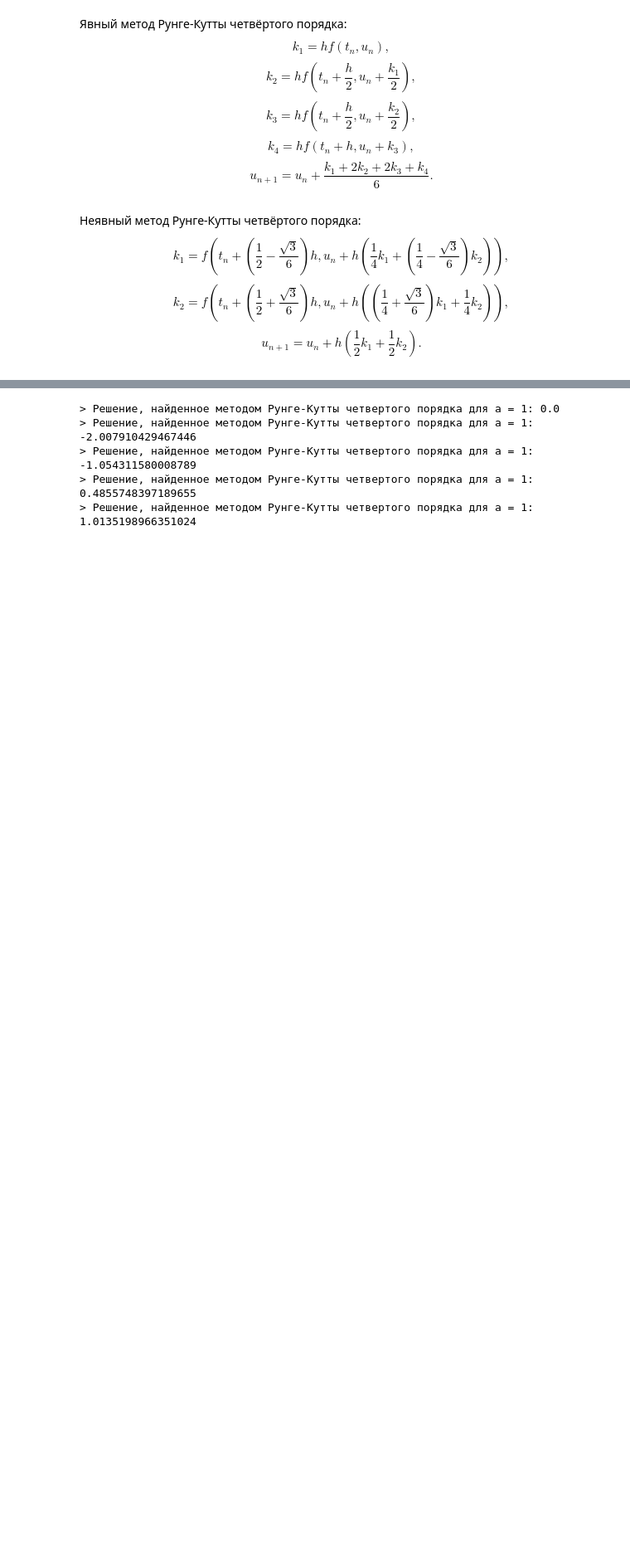
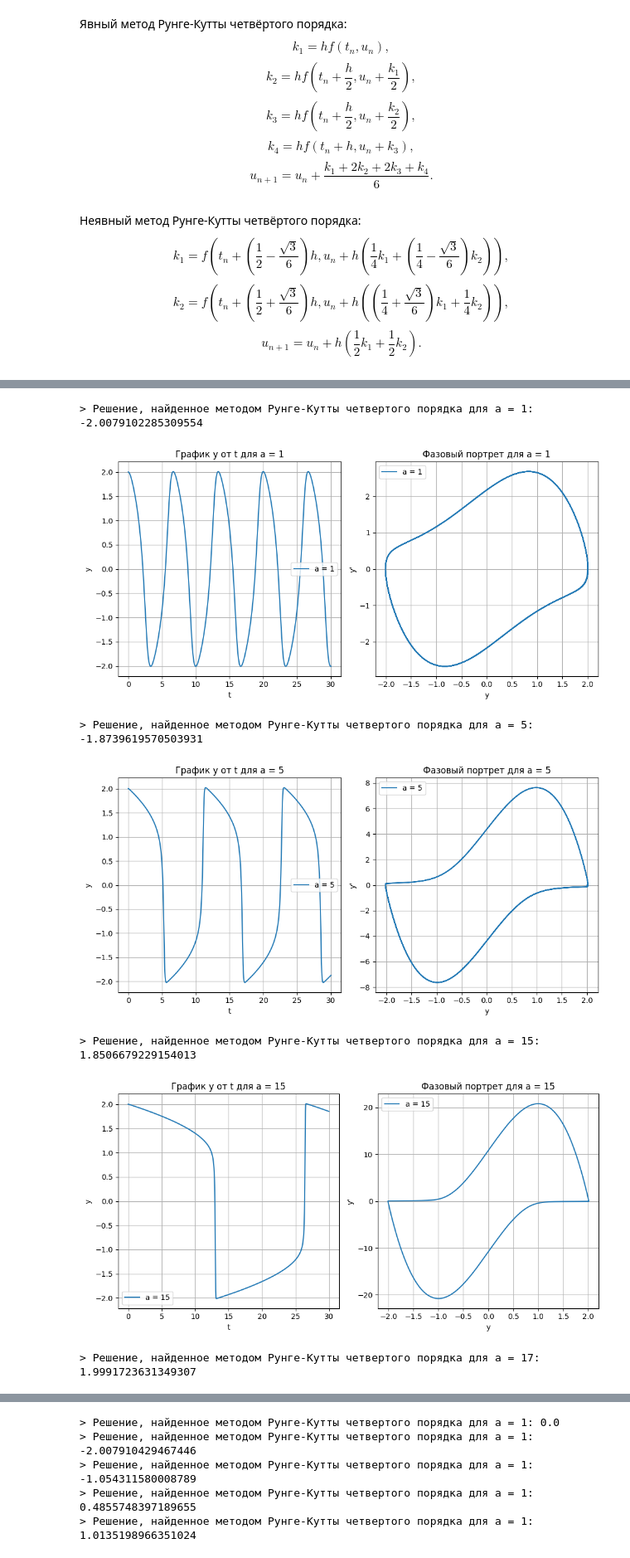
Before and after one commit to d-r-tikhonov/Computational_Mathematics, a Jupyter notebook: Уравнение Ван дер Поля.ipynb, the cells around one changed output, grey strips where cells are left out. Shown at 83% size. Saved outputs shown, nothing was run; the diff lists cells and outputs as text; code cells hidden in the pictures; blank space fills up the shorter version.

```diff
--- a/Уравнение Ван дер Поля.ipynb
+++ b/Уравнение Ван дер Поля.ipynb
@@ -142,19 +267,0 @@ generate_phase_portrait(y_implicit, a_value)
-# %%
-# Сетка
-t = np.linspace(0, 30, 100000)
-
-for a_value in range(100, 1, -10):
-    van_der_pol_a = partial(van_der_pol, a = a_value)
-
-    y = explicit_rk4_method(van_der_pol_a, xy_vec0, t)
-    plt.plot(y[:, 0], y[:, 1], label=f'a = {a_value}')
-    print(f"> Решение, найденное методом Рунге-Кутты четвертого порядка для a = {a_value}: {y[-1, 0]}")
-
-
-plt.title('Фазовый портрет уравнения Ван дер Поля')
-plt.legend()
-plt.xlabel('y')
-plt.ylabel("y'")
-plt.legend()
-plt.grid(True)
-plt.show()
@@ -196,0 +268,42 @@ plt.show()
+# %%
+# Фиксируем параметры
+t = np.linspace(0, 30, 100000)
+xy_vec0 = [2.0, 0.0]
+
+# Выбираем значения для исследования параметра a
+a_list = [1, 5, 15, 17, 18, 20, 36, 37, 40, 50, 100, 250, 500, 1000]
+
+# Создаем графики для каждого значения a
+for a_value in a_list:
+    van_der_pol_a = partial(van_der_pol, a=a_value)
+    y = implicit_rk4_method(van_der_pol_a, xy_vec0, t)
+
+    fig, axs = plt.subplots(1, 2, figsize=(10, 5))
+
+    # Строим y(t)
+    axs[0].plot(t, y[:, 0], label=f'a = {a_value}')
+    print(f"> Решение, найденное методом Рунге-Кутты четвертого порядка для a = {a_value}: {y[-1, 0]}")
+    axs[0].set_title(f'График y от t для a = {a_value}')
+    axs[0].set_xlabel('t')
+    axs[0].set_ylabel('y')
+    axs[0].grid(True)
+    axs[0].legend()
+
+    # Строим фазовый портрет
+    axs[1].plot(y[:, 0], y[:, 1], label=f'a = {a_value}')
+    axs[1].set_title(f'Фазовый портрет для a = {a_value}')
+    axs[1].set_xlabel('y')
+    axs[1].set_ylabel('y\'')
+    axs[1].grid(True)
+    axs[1].legend()
+
+    plt.tight_layout()
+    plt.show()
+# %% [output]
+> Решение, найденное методом Рунге-Кутты четвертого порядка для a = 1: -2.0079102285309554
+[figure, added]
+> Решение, найденное методом Рунге-Кутты четвертого порядка для a = 5: -1.8739619570503931
+[figure, added]
+> Решение, найденное методом Рунге-Кутты четвертого порядка для a = 15: 1.8506679229154013
+[figure, added]
+> Решение, найденное методом Рунге-Кутты четвертого порядка для a = 17: 1.9991723631349307
```
Also changed, not shown: parts of 15 cells of this notebook.
